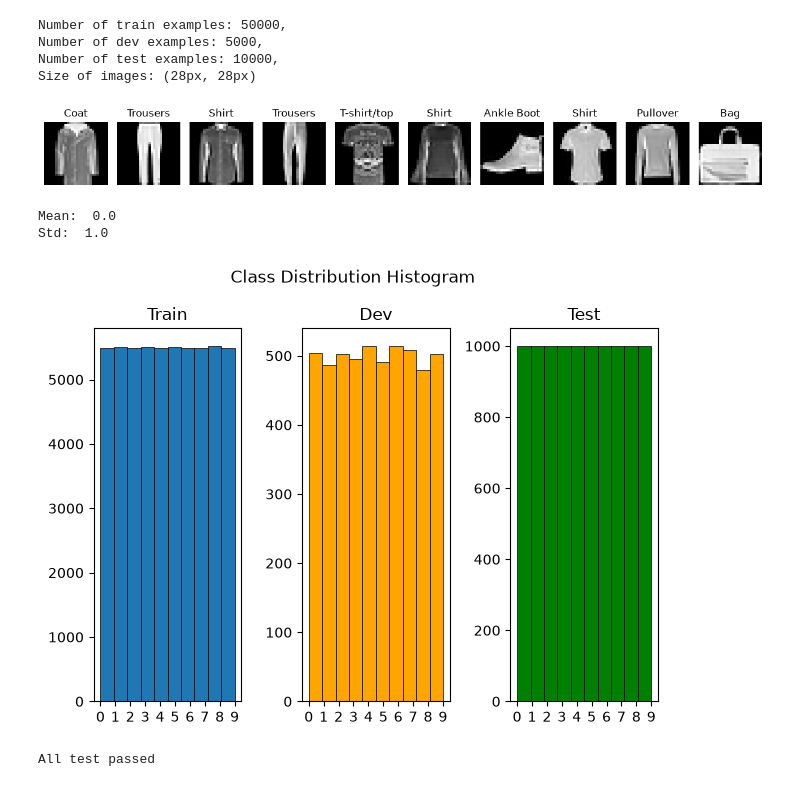
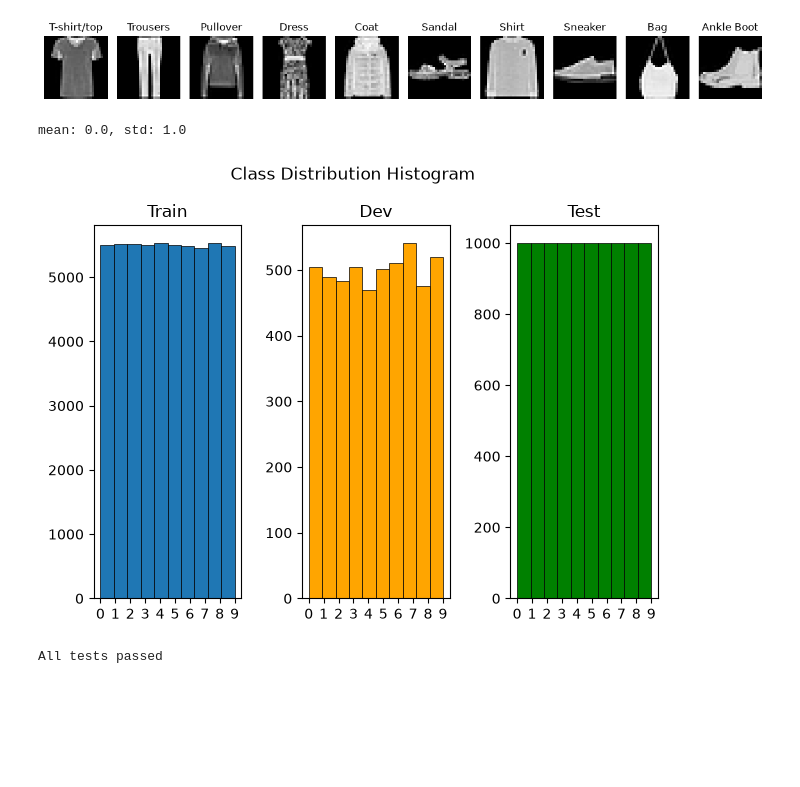
Before and after one commit to patryk500rr/cnn-from-scratch, a Jupyter notebook: src/main.ipynb, the cells around one changed output. Drawn from its saved outputs; the diff is of its cells as text; code cells hidden in the pictures; blank space fills up the shorter version.

```diff
--- a/src/main.ipynb
+++ b/src/main.ipynb
@@ -14,45 +19,37 @@ labels_dict = {0: 'T-shirt/top', 1: 'Trousers', 2: 'Pullover',
 # %%
 
 
-preview, _, _ = load_data(data_train_path, data_test_path, batch_size=10, print_distribution=True)
-X_preview, Y_preview = next(preview)
+X_preview1, X_preview2, X_preview3, Y_preview1, Y_preview2, Y_preview3 = load_data(data_train_path, data_test_path, dtype='float64')
+labels = np.argmax(Y_preview1, axis=1)
+classes, idx = np.unique(labels, return_index=True)
 
 fig, ax = plt.subplots(1, 10, figsize=(12, 8))
 
+
 for i in range(10):
-    ax[i].imshow(X_preview[i], cmap='gray')
+    ax[i].imshow(X_preview1[idx[i]], cmap='gray')
     ax[i].axis('off')
-    ax[i].set_title(labels_dict[np.argmax(Y_preview[i])])
+    ax[i].set_title(labels_dict[classes[i]])
 
 plt.tight_layout()
 plt.show()
 # %% [output]
-Number of train examples: 50000,
-Number of dev examples: 5000,
-Number of test examples: 10000,
-Size of images: (28px, 28px)
-[figure, old version]
+[figure, new version]
-# %%
-train, dev, test = load_data(data_train_path, data_test_path, batch_size=32, return_batch=False)
-mean, std = check_norm(train)
-print('Mean: ', round(mean, 4))
-print('Std: ', std)
-# %% [output]
-Mean:  0.0
-Std:  1.0
+# %%
+check_norm(X_preview1)
+# %% [output]
+mean: 0.0, std: 1.0
 # %%
 fig, ax = plt.subplots(1, 3)
 fig.suptitle('Class Distribution Histogram')
-plot_distribution(train, dev, test, ax)
+plot_distribution(Y_preview1, Y_preview2, Y_preview3, ax)
 plt.tight_layout()
 plt.show()
 # %% [output]
-[figure, old version]
+[figure, new version]
-# %%
-train_batch_check, dev_batch_check, test_batch_check = load_data(data_train_path, data_test_path, batch_size=32)
-m_train = len(train[0])
-m_dev = len(dev[0])
-m_test = len(test[0])
-check_minibatch_len(train_batch_check, dev_batch_check, test_batch_check, m_train, m_dev, m_test)
-# %% [output]
-All test passed
+# %%
+m = len(X_preview1)
+minibatch_loader = get_minibatch(X_preview1, Y_preview1, size=64)
+check_minibatch_len(minibatch_loader, m)
+# %% [output]
+All tests passed
```
Also changed, not shown: parts of 6 cells of this notebook, 8 other files.
